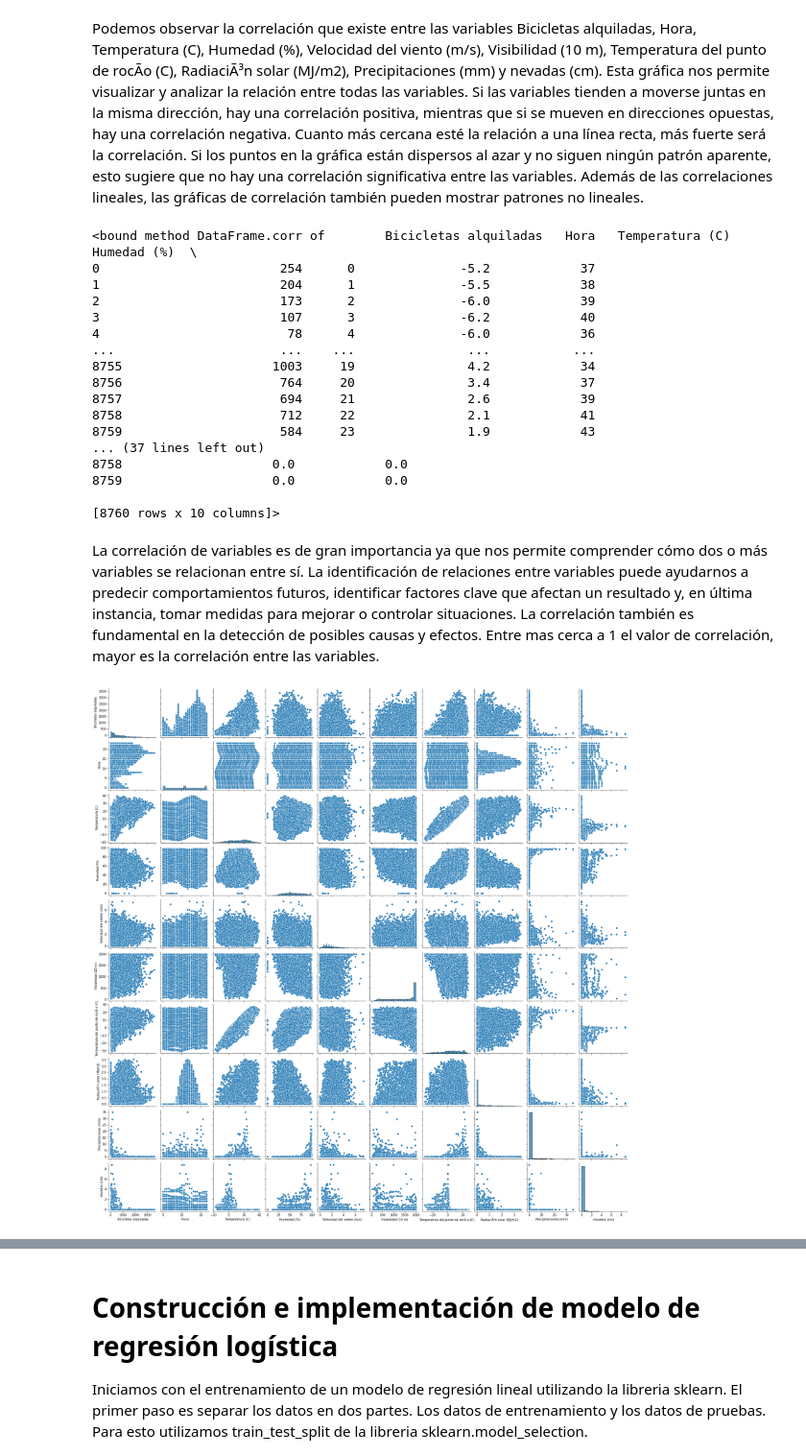
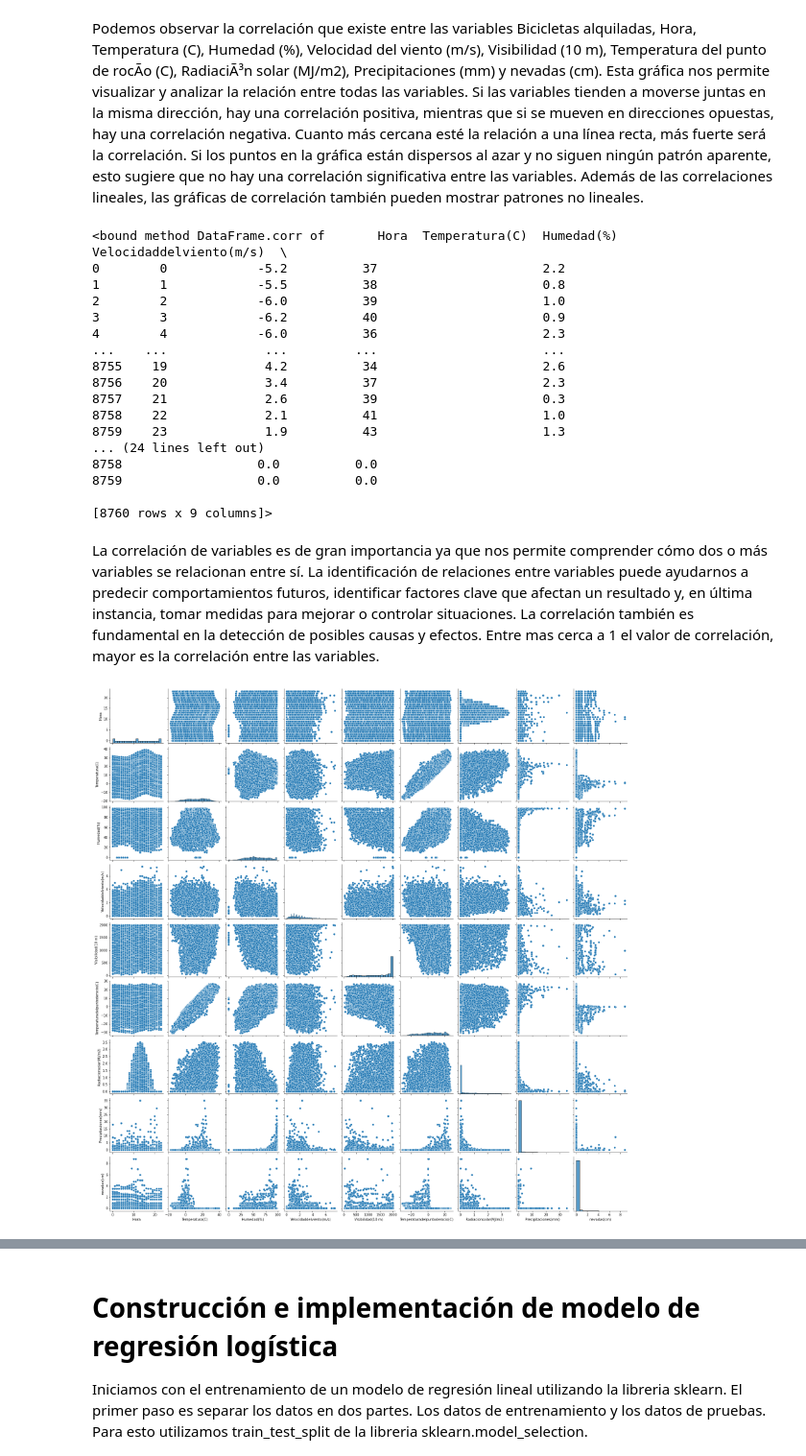
Before and after one commit to victormlgh/ModelajePredictivoOptimizacion, a Jupyter notebook: Semana3/BiciSeul.ipynb, the cells around one changed output, grey strips where cells are left out. Shown at 96% size. Cells and saved outputs as stored; diff of their text form; code cells hidden in the pictures.

```diff
--- a/Semana3/BiciSeul.ipynb
+++ b/Semana3/BiciSeul.ipynb
@@ -81,37 +81,37 @@ sns.jointplot(x=' Velocidad del viento (m/s)', y=' Bicicletas alquiladas', data=
 # %% [markdown]
 Podemos observar la correlación que existe entre las variables Bicicletas alquiladas,  Hora, Temperatura (C), Humedad (%), Velocidad del viento (m/s), Visibilidad (10 m),  Temperatura del punto de rocÃ­o (C), RadiaciÃ³n solar (MJ/m2), Precipitaciones (mm) y  nevadas (cm). Esta gráfica nos permite visualizar y analizar la relación entre todas las variables. Si las variables tienden a moverse juntas en la misma dirección, hay una correlación positiva, mientras que si se mueven en direcciones opuestas, hay una correlación negativa. Cuanto más cercana esté la relación a una línea recta, más fuerte será la correlación. Si los puntos en la gráfica están dispersos al azar y no siguen ningún patrón aparente, esto sugiere que no hay una correlación significativa entre las variables. Además de las correlaciones lineales, las gráficas de correlación también pueden mostrar patrones no lineales.
 # %%
-df[[' Bicicletas alquiladas', ' Hora', ' Temperatura (C)',
-       ' Humedad (%)', ' Velocidad del viento (m/s)', ' Visibilidad (10 m)',
-       ' Temperatura del punto de rocÃ­o (C)', ' RadiaciÃ³n solar (MJ/m2)',
-       ' Precipitaciones (mm)', ' nevadas (cm)']].corr
+df[['Hora', 'Temperatura(C)',
+       'Humedad(%)', 'Velocidaddelviento(m/s)', 'Visibilidad(10 m)',
+       'Temperaturadelpuntoderocio(C)', 'Radiacionsolar(MJ/m2)',
+       'Precipitaciones(mm)', 'nevadas(cm)']].corr
 # %% [output]
-<bound method DataFrame.corr of        Bicicletas alquiladas   Hora   Temperatura (C)   Humedad (%)  \
-0                        254      0              -5.2            37
-1                        204      1              -5.5            38
-2                        173      2              -6.0            39
-3                        107      3              -6.2            40
-4                         78      4              -6.0            36
-...                      ...    ...               ...           ...
-8755                    1003     19               4.2            34
-8756                     764     20               3.4            37
-8757                     694     21               2.6            39
-8758                     712     22               2.1            41
-8759                     584     23               1.9            43
-... (37 lines left out)
-8758                    0.0            0.0
-8759                    0.0            0.0
+<bound method DataFrame.corr of       Hora  Temperatura(C)  Humedad(%)  Velocidaddelviento(m/s)  \
+0        0            -5.2          37                      2.2
+1        1            -5.5          38                      0.8
+2        2            -6.0          39                      1.0
+3        3            -6.2          40                      0.9
+4        4            -6.0          36                      2.3
+...    ...             ...         ...                      ...
+8755    19             4.2          34                      2.6
+8756    20             3.4          37                      2.3
+8757    21             2.6          39                      0.3
+8758    22             2.1          41                      1.0
+8759    23             1.9          43                      1.3
+... (24 lines left out)
+8758                  0.0          0.0
+8759                  0.0          0.0
 
-[8760 rows x 10 columns]>
+[8760 rows x 9 columns]>
 # %% [markdown]
 La correlación de variables es de gran importancia ya que nos permite comprender cómo dos o más variables se relacionan entre sí. La identificación de relaciones entre variables puede ayudarnos a predecir comportamientos futuros, identificar factores clave que afectan un resultado y, en última instancia, tomar medidas para mejorar o controlar situaciones. La correlación también es fundamental en la detección de posibles causas y efectos. Entre mas cerca a 1 el valor de correlación, mayor es la correlación entre las variables.
 # %%
-sns.pairplot(df[[' Bicicletas alquiladas', ' Hora', ' Temperatura (C)',
-       ' Humedad (%)', ' Velocidad del viento (m/s)', ' Visibilidad (10 m)',
-       ' Temperatura del punto de rocÃ­o (C)', ' RadiaciÃ³n solar (MJ/m2)',
-       ' Precipitaciones (mm)', ' nevadas (cm)']])
+sns.pairplot(df[['Hora', 'Temperatura(C)',
+       'Humedad(%)', 'Velocidaddelviento(m/s)', 'Visibilidad(10 m)',
+       'Temperaturadelpuntoderocio(C)', 'Radiacionsolar(MJ/m2)',
+       'Precipitaciones(mm)', 'nevadas(cm)']])
 plt.show()
 # %% [output]
-[figure, old version]
+[figure, new version]
 # %%
 plt.figure(figsize = (30, 25))
```
Also changed, not shown: parts of 10 cells of this notebook, 2 other files.
